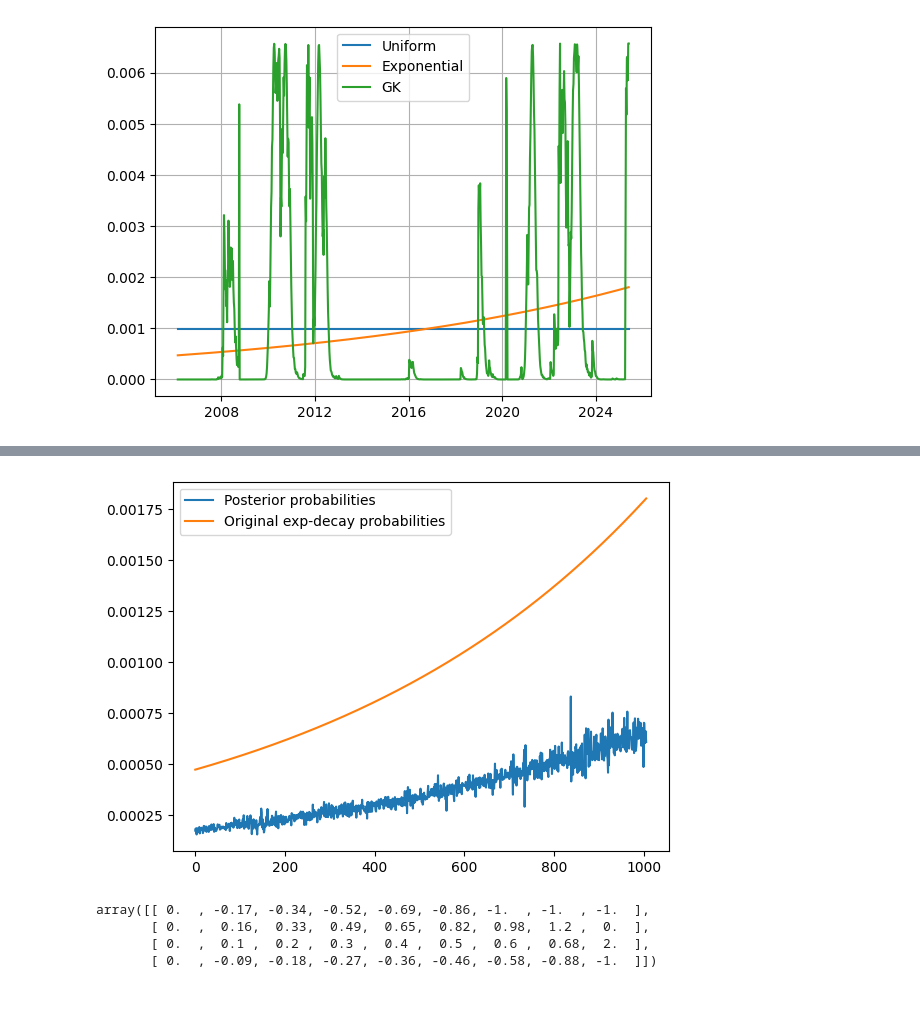
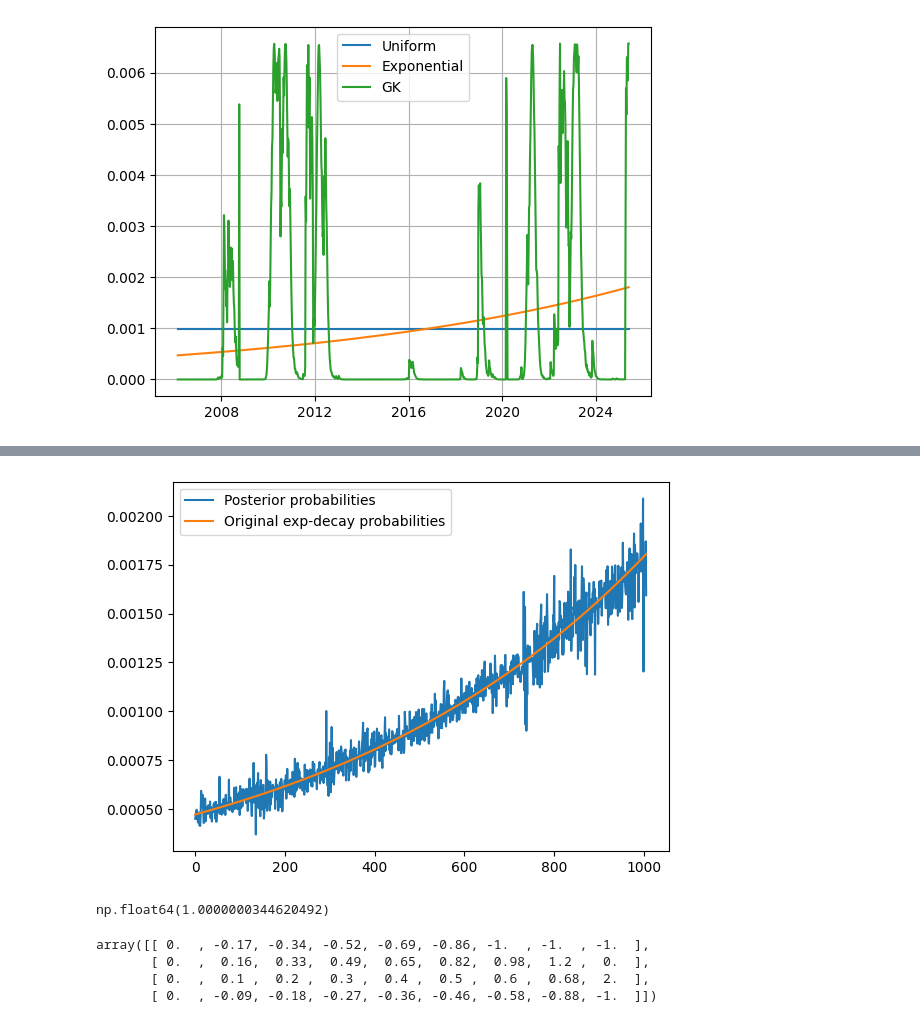
Before and after one commit to enexqnt/Py-vAllocation, a Jupyter notebook: examples/Example_01.ipynb, the cells around one changed output, grey strips where cells are left out. Saved outputs shown, nothing was run; the diff lists cells and outputs as text; code cells hidden in the pictures.

```diff
--- a/examples/Example_01.ipynb
+++ b/examples/Example_01.ipynb
@@ -91,20 +91,24 @@ Name: mu, dtype: float64
 # %%
 from pyvallocation.views import FlexibleViewsProcessor, BlackLittermanProcessor
 
-mu_views = np.array([0.03,0.05,0.05,0.03])/52
+mu_views = np.array([0.03,0.05,0.08,0.03])/52
 
 fv = FlexibleViewsProcessor(weekly_returns,mean_views=mu_views,prior_probabilities=p_exp)
 mu_fv, cov_fv = fv.get_posterior()
 q_fv = fv.get_posterior_probabilities()
 
 bl = BlackLittermanProcessor(prior_mean=mu_exp,prior_cov=cov_exp,absolute_views=mu_views)
 mu_bl, cov_bl = bl.get_posterior()
 
 plt.plot(q_fv, label='Posterior probabilities')
 plt.plot(p_exp,label='Original exp-decay probabilities')
 plt.legend();plt.show()
 # %% [output]
-[figure, old version]
+[figure, new version]
+# %%
+q_fv.sum()
+# %% [output]
+np.float64(1.0000000344620492)
 # %%
 from pyvallocation.optimization import MeanCVaR, MeanVariance, build_G_h_A_b
 G,h, A, b = build_G_h_A_b(N,total_weight=0,long_only=False,bounds=(-1.0,2.0))
```
Also changed, not shown: parts of 5 cells of this notebook, 2 other files.
